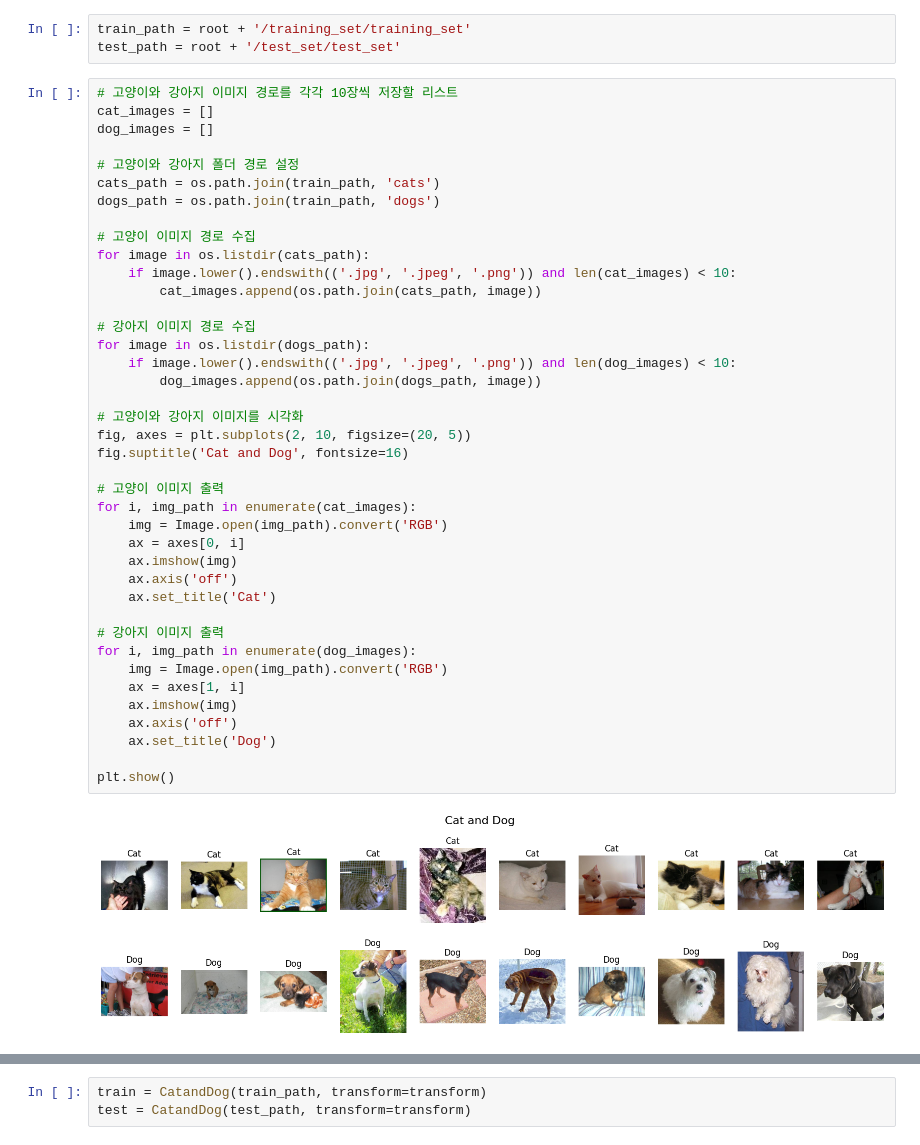
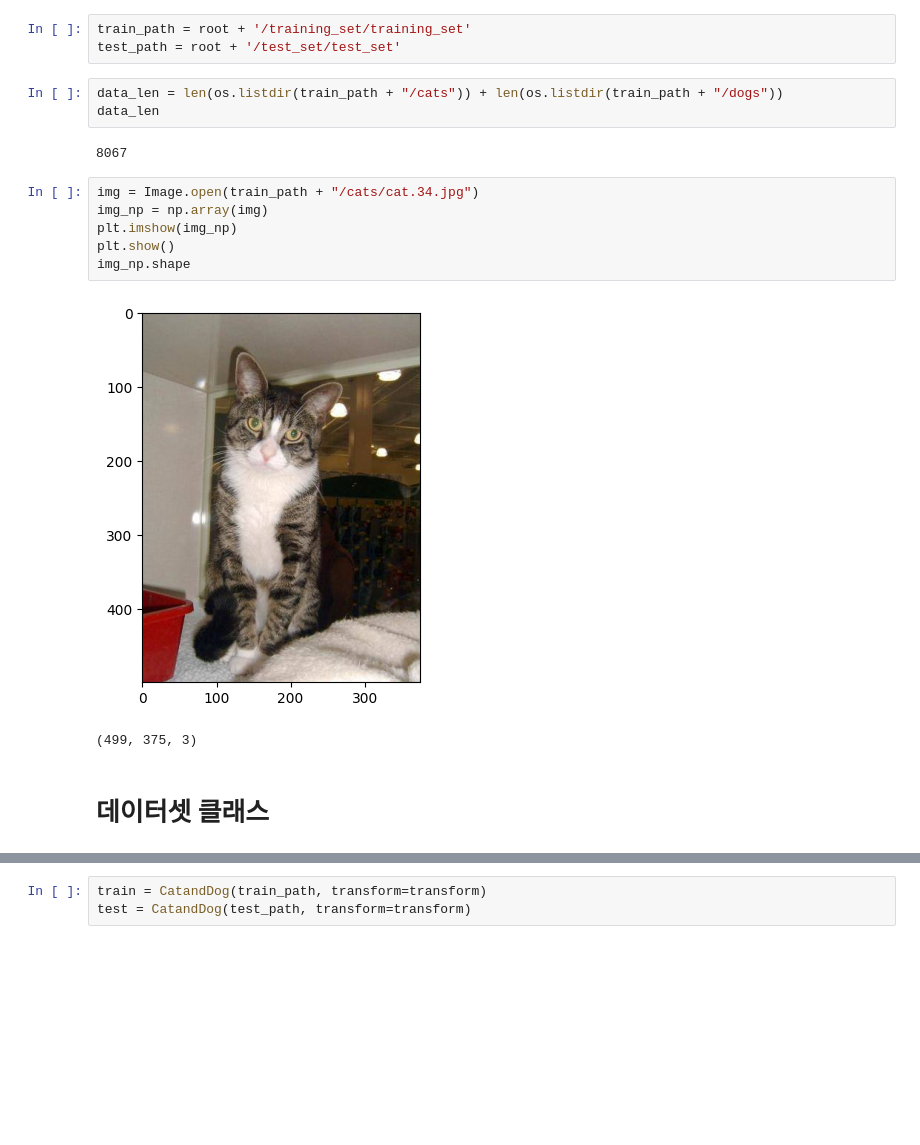
Before and after one commit to withoutsultang/Cat-and-Dog-CNN, a Jupyter notebook: machineLearning_catvsdog.ipynb, the cells around one changed output, grey strips where cells are left out. Saved outputs shown, nothing was run; the diff lists cells and outputs as text; blank space fills up the shorter version.

```diff
--- a/machineLearning_catvsdog.ipynb
+++ b/machineLearning_catvsdog.ipynb
@@ -64,45 +33,19 @@ root = '/content/drive/MyDrive/Colab Notebooks/content/archive'
 # %%
 train_path = root + '/training_set/training_set'
 test_path = root + '/test_set/test_set'
-# %%
-# 고양이와 강아지 이미지 경로를 각각 10장씩 저장할 리스트
-cat_images = []
-dog_images = []
-
-# 고양이와 강아지 폴더 경로 설정
-cats_path = os.path.join(train_path, 'cats')
-dogs_path = os.path.join(train_path, 'dogs')
-
-# 고양이 이미지 경로 수집
-for image in os.listdir(cats_path):
-    if image.lower().endswith(('.jpg', '.jpeg', '.png')) and len(cat_images) < 10:
-        cat_images.append(os.path.join(cats_path, image))
-
-# 강아지 이미지 경로 수집
-for image in os.listdir(dogs_path):
-    if image.lower().endswith(('.jpg', '.jpeg', '.png')) and len(dog_images) < 10:
-        dog_images.append(os.path.join(dogs_path, image))
-
-# 고양이와 강아지 이미지를 시각화
-fig, axes = plt.subplots(2, 10, figsize=(20, 5))
-fig.suptitle('Cat and Dog', fontsize=16)
-
-# 고양이 이미지 출력
-for i, img_path in enumerate(cat_images):
-    img = Image.open(img_path).convert('RGB')
-    ax = axes[0, i]
-    ax.imshow(img)
-    ax.axis('off')
-    ax.set_title('Cat')
-
-# 강아지 이미지 출력
-for i, img_path in enumerate(dog_images):
-    img = Image.open(img_path).convert('RGB')
-    ax = axes[1, i]
-    ax.imshow(img)
-    ax.axis('off')
-    ax.set_title('Dog')
-
-plt.show()
-# %% [output]
-[figure, removed]
+# %%
+data_len = len(os.listdir(train_path + "/cats")) + len(os.listdir(train_path + "/dogs"))
+data_len
+# %% [output]
+8067
+# %%
+img = Image.open(train_path + "/cats/cat.34.jpg")
+img_np = np.array(img)
+plt.imshow(img_np)
+plt.show()
+img_np.shape
+# %% [output]
+[figure, added]
+(499, 375, 3)
+# %% [markdown]
+# 데이터셋 클래스
```
Also changed, not shown: parts of 30 cells of this notebook.
